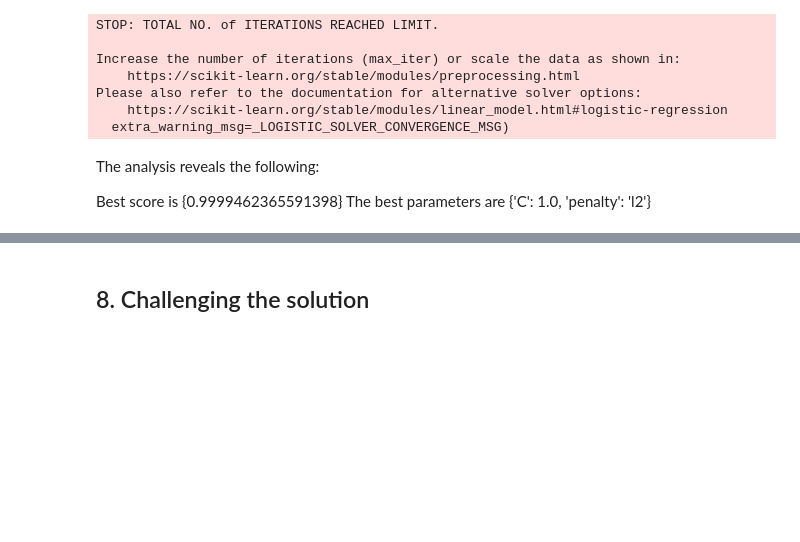
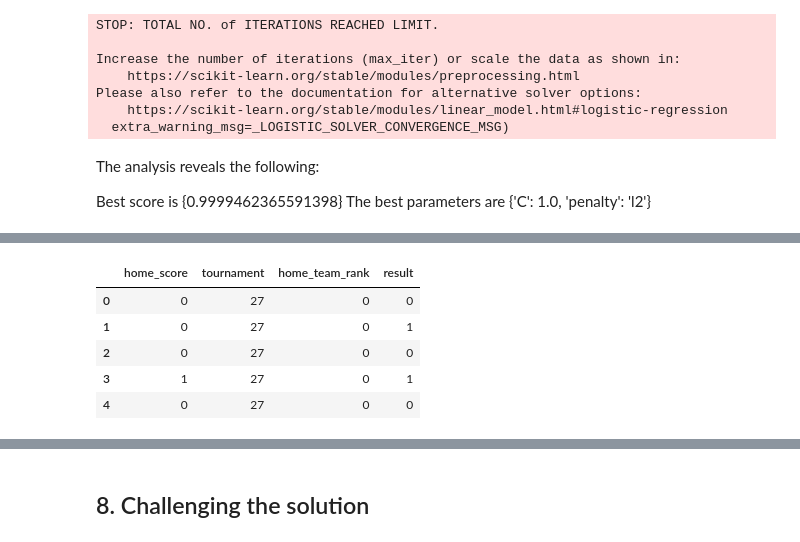
Before and after one commit to Nyawira12/Regression-Analysis, a Jupyter notebook: Mchezopesa_Analysis_Week_6_IP_Lilian_Nyawira.ipynb, the cells around one changed output, grey strips where cells are left out. Cells and saved outputs as stored; diff of their text form; code cells hidden in the pictures; blank space fills up the shorter version.

```diff
--- a/Mchezopesa_Analysis_Week_6_IP_Lilian_Nyawira.ipynb
+++ b/Mchezopesa_Analysis_Week_6_IP_Lilian_Nyawira.ipynb
@@ -1177,0 +1204,10 @@ The best parameters are {'C': 1.0, 'penalty': 'l2'}
+# %%
+Set3 = Football_df[['home_score', 'tournament', 'home_team_rank', 'result']]
+Set3.head()
+# %% [output]
+|  | home_score | tournament | home_team_rank | result |
+| 0 | 0 | 27 | 0 | 0 |
+| 1 | 0 | 27 | 0 | 1 |
+| 2 | 0 | 27 | 0 | 0 |
+| 3 | 1 | 27 | 0 | 1 |
+| 4 | 0 | 27 | 0 | 0 |
```
Also changed, not shown: parts of 10 cells of this notebook.
